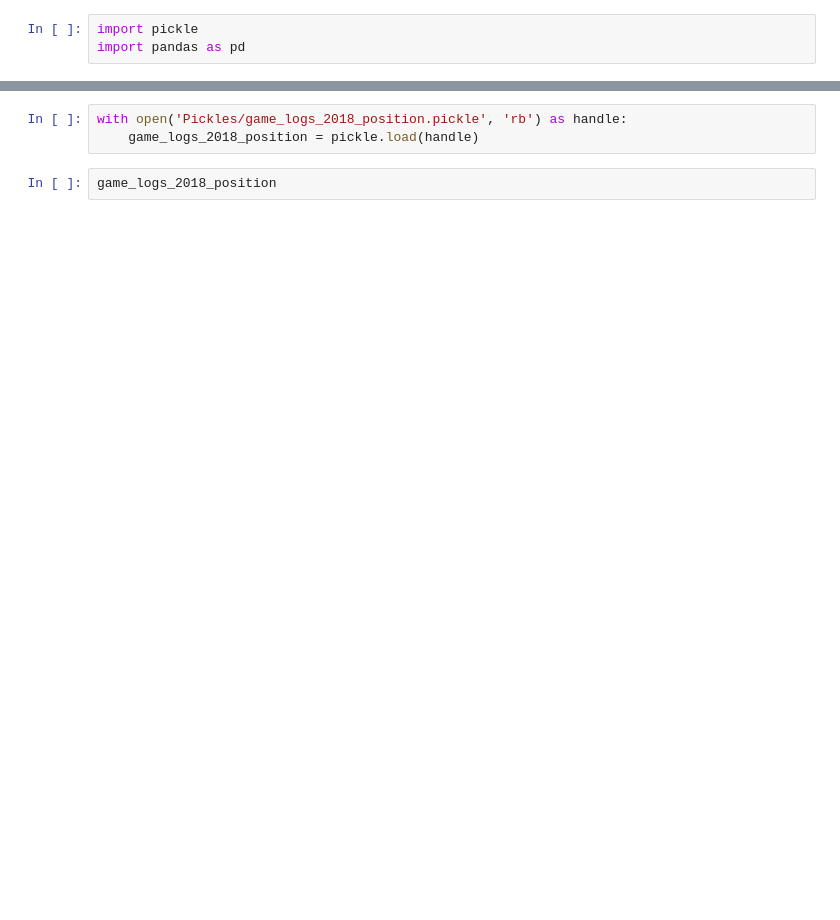
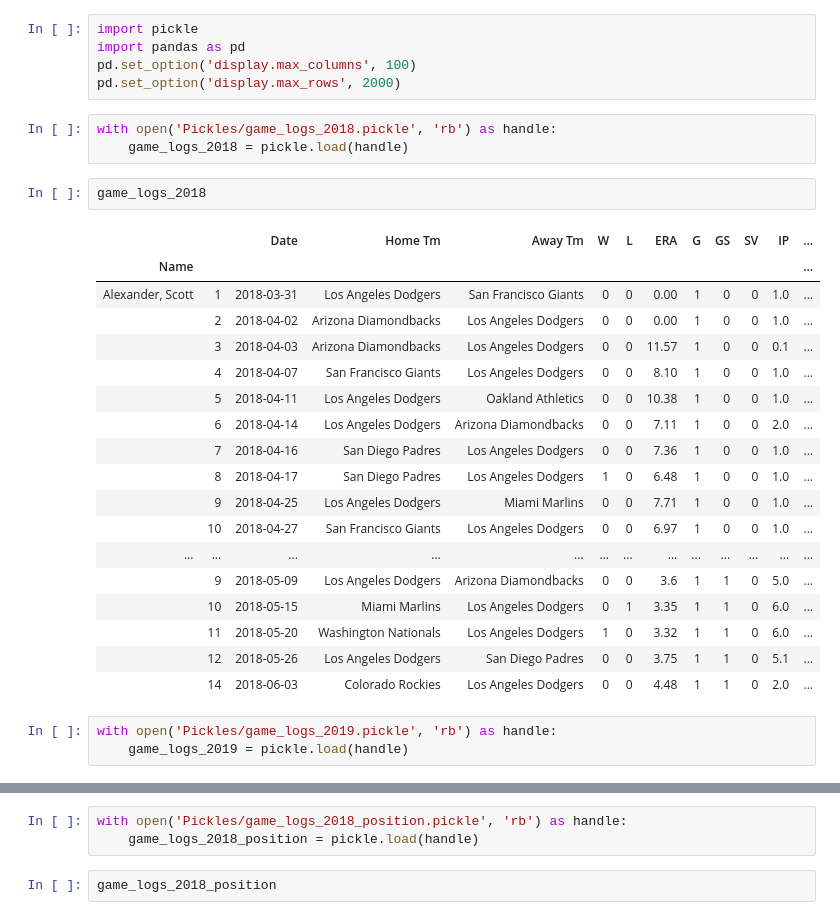
Before and after one commit to CoachCooz/Capstone-, a Jupyter notebook: Dashboards.ipynb, the cells around one changed output, grey strips where cells are left out. Saved outputs shown, nothing was run; the diff lists cells and outputs as text; blank space fills up the shorter version.

```diff
--- a/Dashboards.ipynb
+++ b/Dashboards.ipynb
@@ -1,3 +1,32 @@
 # %%
 import pickle
 import pandas as pd
+pd.set_option('display.max_columns', 100)
+pd.set_option('display.max_rows', 2000)
+# %%
+with open('Pickles/game_logs_2018.pickle', 'rb') as handle:
+    game_logs_2018 = pickle.load(handle)
+# %%
+game_logs_2018
+# %% [output]
+|  |  | Date | Home Tm | Away Tm | W | L | ERA | G | GS | SV | IP | ... |
+| Name |  |  |  |  |  |  |  |  |  |  |  | ... |
+| Alexander, Scott | 1 | 2018-03-31 | Los Angeles Dodgers | San Francisco Giants | 0 | 0 | 0.00 | 1 | 0 | 0 | 1.0 | ... |
+|  | 2 | 2018-04-02 | Arizona Diamondbacks | Los Angeles Dodgers | 0 | 0 | 0.00 | 1 | 0 | 0 | 1.0 | ... |
+|  | 3 | 2018-04-03 | Arizona Diamondbacks | Los Angeles Dodgers | 0 | 0 | 11.57 | 1 | 0 | 0 | 0.1 | ... |
+|  | 4 | 2018-04-07 | San Francisco Giants | Los Angeles Dodgers | 0 | 0 | 8.10 | 1 | 0 | 0 | 1.0 | ... |
+|  | 5 | 2018-04-11 | Los Angeles Dodgers | Oakland Athletics | 0 | 0 | 10.38 | 1 | 0 | 0 | 1.0 | ... |
+|  | 6 | 2018-04-14 | Los Angeles Dodgers | Arizona Diamondbacks | 0 | 0 | 7.11 | 1 | 0 | 0 | 2.0 | ... |
+|  | 7 | 2018-04-16 | San Diego Padres | Los Angeles Dodgers | 0 | 0 | 7.36 | 1 | 0 | 0 | 1.0 | ... |
+|  | 8 | 2018-04-17 | San Diego Padres | Los Angeles Dodgers | 1 | 0 | 6.48 | 1 | 0 | 0 | 1.0 | ... |
+|  | 9 | 2018-04-25 | Los Angeles Dodgers | Miami Marlins | 0 | 0 | 7.71 | 1 | 0 | 0 | 1.0 | ... |
+|  | 10 | 2018-04-27 | San Francisco Giants | Los Angeles Dodgers | 0 | 0 | 6.97 | 1 | 0 | 0 | 1.0 | ... |
+| ... | ... | ... | ... | ... | ... | ... | ... | ... | ... | ... | ... | ... |
+|  | 9 | 2018-05-09 | Los Angeles Dodgers | Arizona Diamondbacks | 0 | 0 | 3.6 | 1 | 1 | 0 | 5.0 | ... |
+|  | 10 | 2018-05-15 | Miami Marlins | Los Angeles Dodgers | 0 | 1 | 3.35 | 1 | 1 | 0 | 6.0 | ... |
+|  | 11 | 2018-05-20 | Washington Nationals | Los Angeles Dodgers | 1 | 0 | 3.32 | 1 | 1 | 0 | 6.0 | ... |
+|  | 12 | 2018-05-26 | Los Angeles Dodgers | San Diego Padres | 0 | 0 | 3.75 | 1 | 1 | 0 | 5.1 | ... |
+|  | 14 | 2018-06-03 | Colorado Rockies | Los Angeles Dodgers | 0 | 0 | 4.48 | 1 | 1 | 0 | 2.0 | ... |
+# %%
+with open('Pickles/game_logs_2019.pickle', 'rb') as handle:
+    game_logs_2019 = pickle.load(handle)
```
Also changed, not shown: parts of 58 cells of this notebook, 13 other files.
